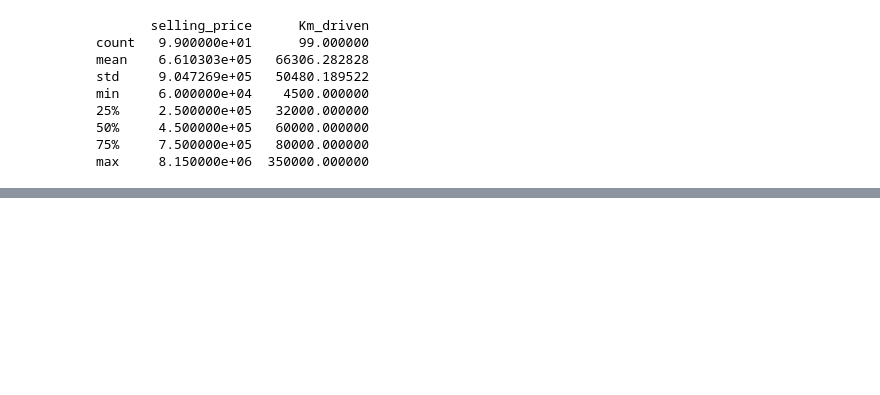
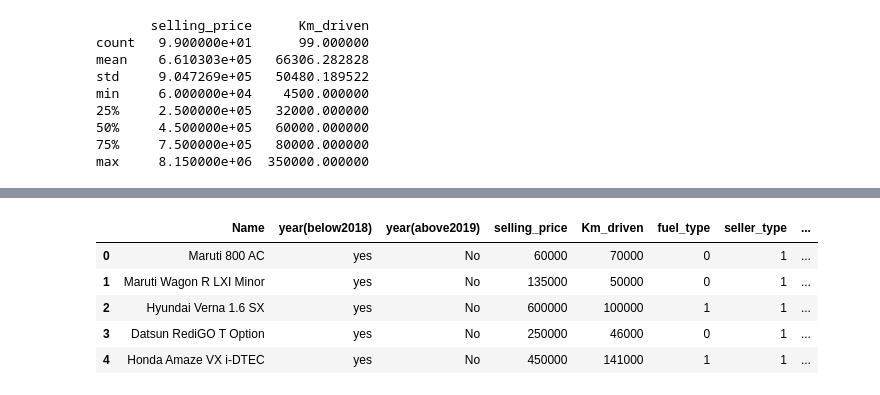
Before and after one commit to anudeeplo3/..2205a42L03, a Jupyter notebook: Untitled6.ipynb, the cells around one changed output, grey strips where cells are left out. Drawn from its saved outputs; the diff is of its cells as text; code cells hidden in the pictures; blank space fills up the shorter version.

```diff
--- a/Untitled6.ipynb
+++ b/Untitled6.ipynb
@@ -92,0 +122,9 @@ housing
+# %%
+data.head()
+# %% [output]
+|  | Name | year(below2018) | year(above2019) | selling_price | Km_driven | fuel_type | seller_type | ... |
+| 0 | Maruti 800 AC | yes | No | 60000 | 70000 | 0 | 1 | ... |
+| 1 | Maruti Wagon R LXI Minor | yes | No | 135000 | 50000 | 0 | 1 | ... |
+| 2 | Hyundai Verna 1.6 SX | yes | No | 600000 | 100000 | 1 | 1 | ... |
+| 3 | Datsun RediGO T Option | yes | No | 250000 | 46000 | 0 | 1 | ... |
+| 4 | Honda Amaze VX i-DTEC | yes | No | 450000 | 141000 | 1 | 1 | ... |
```
Also changed, not shown: parts of 16 cells of this notebook.
